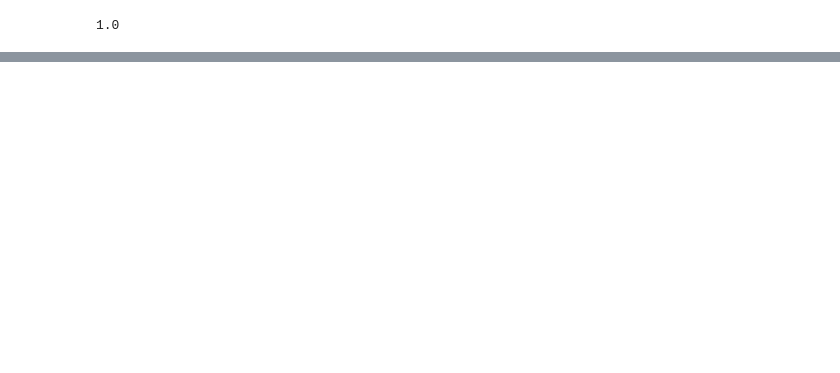
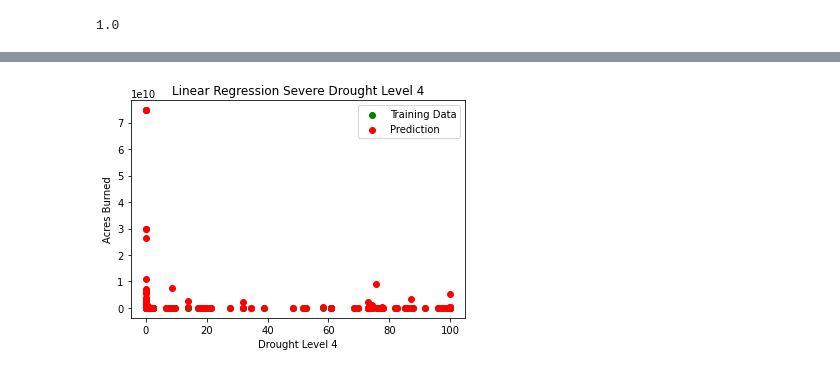
Before and after one commit to josephchancey/ca-wildfire-ml, a Jupyter notebook: data/clean/Preprocessing-&-Machine-Learning.ipynb, the cells around one changed output, grey strips where cells are left out. Saved outputs shown, nothing was run; the diff lists cells and outputs as text; code cells hidden in the pictures; blank space fills up the shorter version.

```diff
--- a/data/clean/Preprocessing-&-Machine-Learning.ipynb
+++ b/data/clean/Preprocessing-&-Machine-Learning.ipynb
@@ -398,0 +408,11 @@ plt.show()
+# %%
+plt.scatter(list(X_test["D4"]), list(y_test.values), c="green", label="Training Data")
+plt.scatter(list(X_test["D4"]), reg.predict(X_test), c="red", label="Prediction")
+plt.legend()
+plt.ylabel('Acres Burned')
+plt.xlabel('Drought Level 4')
+#plt.hlines(y=0, xmin=y.min(), xmax=y.max())
+plt.title("Linear Regression Severe Drought Level 4")
+plt.show()
+# %% [output]
+[figure, added]
```
Also changed, not shown: parts of 19 cells of this notebook.
